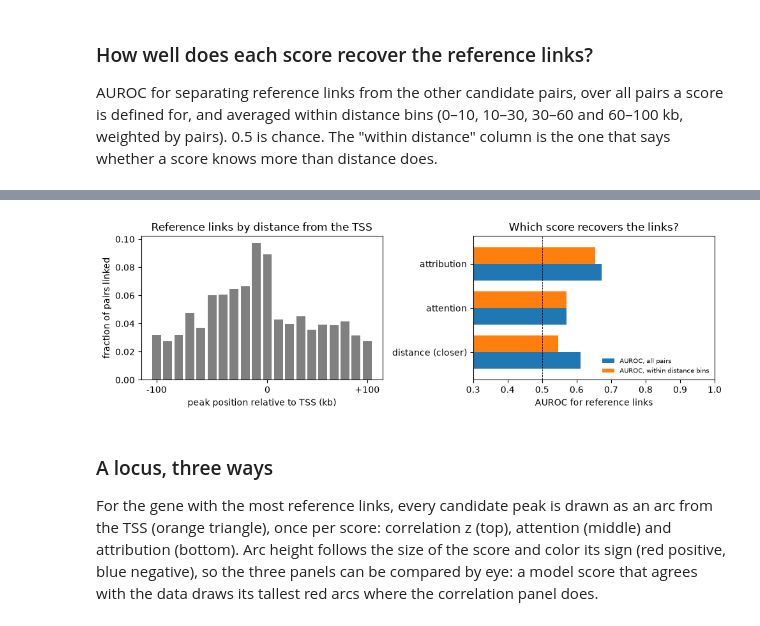
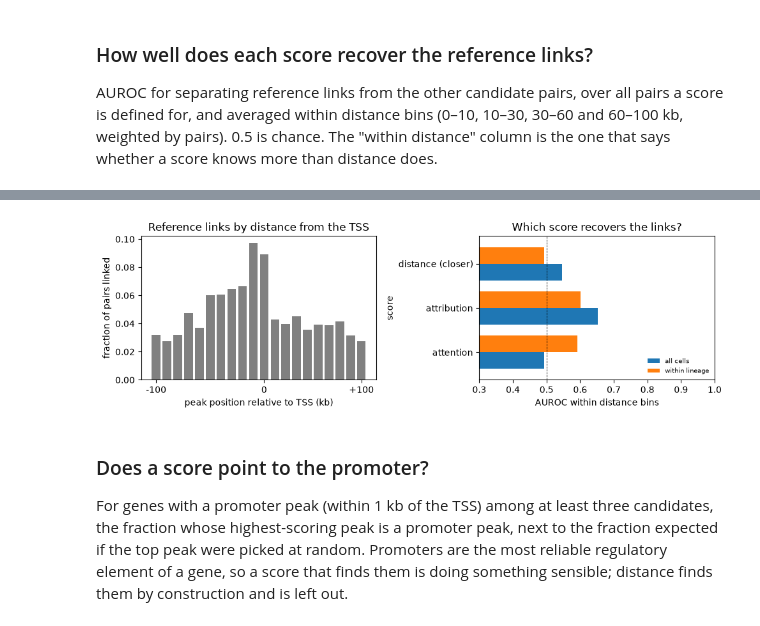
Before and after one commit to Ashford-A/UniVI, a Jupyter notebook: docs/tutorials/experimental/transformer_encoders.ipynb, the cells around one changed output, grey strips where cells are left out. Saved outputs shown, nothing was run; the diff lists cells and outputs as text; code cells hidden in the pictures.

Commit message:
Docs: executed TF (cell-type-specific motifs, count-model dose-response) and transformer (within-lineage links) tutorials; Fig. 7 note

```diff
--- a/docs/tutorials/experimental/transformer_encoders.ipynb
+++ b/docs/tutorials/experimental/transformer_encoders.ipynb
@@ -1075,8 +1118,10 @@ def auroc(y, sc_):
 
 
 rows = {}
-for name in scorers:
-    y, sc_ = pairs["link"].to_numpy(), pairs[name].to_numpy(dtype=float)
+for ref, name in [(r_, n_) for r_ in ("link", "lineage_link") for n_ in scorers]:
+    if ref == "lineage_link" and not pairs["lineage_link"].any():
+        continue
+    y, sc_ = pairs[ref].to_numpy(), pairs[name].to_numpy(dtype=float)
     within, weights = [], []
     for b in dbins.cat.categories:
         m = (dbins == b).to_numpy()
@@ -1085,12 +1130,13 @@ for name in scorers:
             within.append(a)
             weights.append(int((m & np.isfinite(sc_)).sum()))
     ok = np.isfinite(sc_)
-    rows[name] = {"pairs scored": int(ok.sum()), "links among them": int((y & ok).sum()),
+    rows[("all cells" if ref == "link" else "within lineage", name)] = {"pairs scored": int(ok.sum()), "links among them": int((y & ok).sum()),
                   "AUROC, all pairs": auroc(y, sc_),
                   "AUROC, within distance bins": np.average(within, weights=weights) if within else np.nan,
-                  "Spearman with correlation z": spearmanr(sc_[ok], pairs["corr_z"].to_numpy()[ok]).statistic
-                  if ok.sum() > 10 else np.nan}
+                  "Spearman with its reference z": spearmanr(sc_[ok], pairs["corr_z" if ref == "link" else "lineage_z"]
+                                                             .to_numpy()[ok]).statistic if ok.sum() > 10 else np.nan}
 link_bench = pd.DataFrame(rows).T
+link_bench.index.names = ["reference links", "score"]
 display(link_bench.round(3))
 
 fig, axes = plt.subplots(1, 2, figsize=(10, 3.2))
@@ -1100,9 +1146,9 @@ axes[0].bar(range(len(frac)), frac.to_numpy(), color="0.5")
 axes[0].set_xticks([0, len(frac) // 2, len(frac) - 1], [f"-{CIS_WINDOW_BP // 1000}", "0", f"+{CIS_WINDOW_BP // 1000}"])
 axes[0].set(xlabel="peak position relative to TSS (kb)", ylabel="fraction of pairs linked",
             title="Reference links by distance from the TSS")
-link_bench[["AUROC, all pairs", "AUROC, within distance bins"]].plot.barh(ax=axes[1], width=0.75)
+link_bench["AUROC, within distance bins"].unstack(0).plot.barh(ax=axes[1], width=0.75)
 axes[1].axvline(0.5, c="k", lw=0.6, ls="--")
-axes[1].set(xlabel="AUROC for reference links", xlim=(0.3, 1.0), title="Which score recovers the links?")
+axes[1].set(xlabel="AUROC within distance bins", xlim=(0.3, 1.0), title="Which score recovers the links?")
 axes[1].legend(frameon=False, fontsize=7, loc="lower right")
 plt.tight_layout()
 plt.show()
@@ -1114,10 +1164,9 @@ plt.show()
-[figure, old version]
+[figure, new version]
 # %% [markdown]
-### A locus, three ways
+### Does a score point to the promoter?
 
-For the gene with the most reference links, every candidate peak is drawn as an arc from the TSS
-(orange triangle), once per score: correlation z (top), attention (middle) and attribution (bottom). Arc
-height follows the size of the score and color its sign (red positive, blue negative), so the three
-panels can be compared by eye: a model score that agrees with the data draws its tallest red arcs where
-the correlation panel does.
+For genes with a promoter peak (within 1 kb of the TSS) among at least three candidates, the fraction whose
+highest-scoring peak is a promoter peak, next to the fraction expected if the top peak were picked at random.
+Promoters are the most reliable regulatory element of a gene, so a score that finds them is doing something
+sensible; distance finds them by construction and is left out.
 # %%
```
Also changed, not shown: parts of 25 cells of this notebook, 3 other files.
